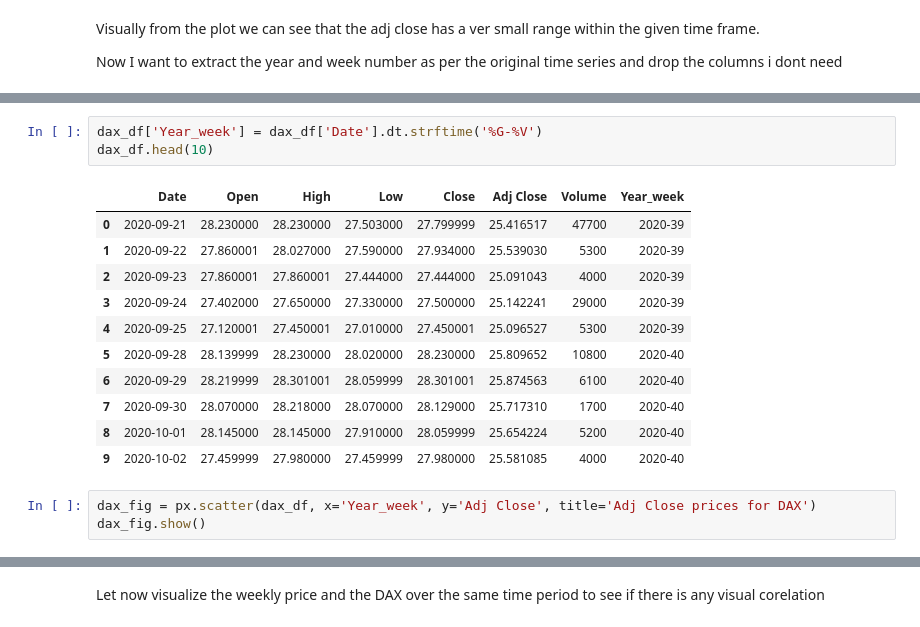
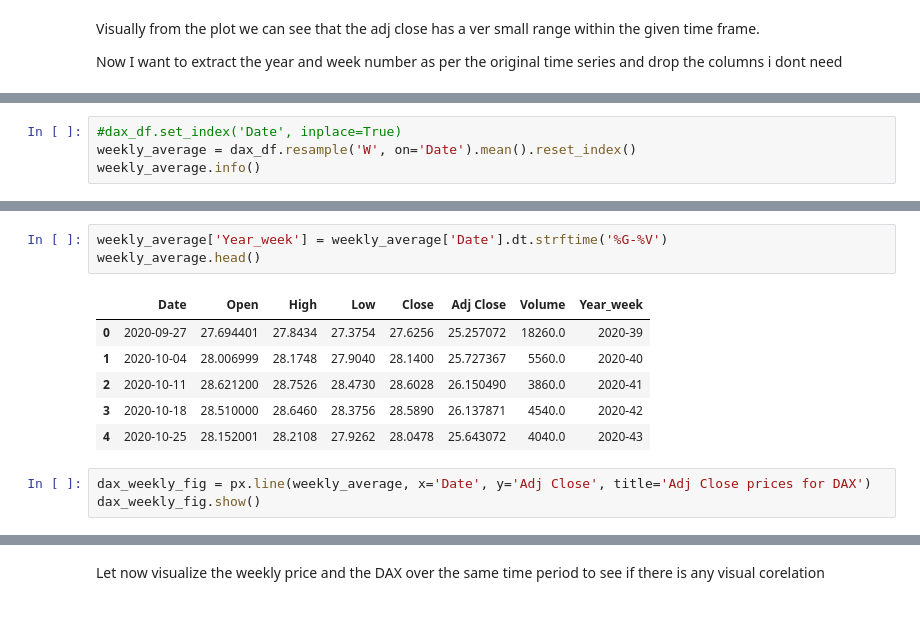
Before and after one commit to surajkarak/KIPA_DigiTrans, a Jupyter notebook: bns_cycle.ipynb, the cells around one changed output, grey strips where cells are left out. Cells and saved outputs as stored; diff of their text form.

```diff
--- a/bns_cycle.ipynb
+++ b/bns_cycle.ipynb
@@ -117,0 +166,4 @@ Now I want to extract the year and week number as per the original time series a
+# %%
+#dax_df.set_index('Date', inplace=True)
+weekly_average = dax_df.resample('W', on='Date').mean().reset_index()
+weekly_average.info()
@@ -118,18 +185,13 @@ Now I want to extract the year and week number as per the original time series a
 # %%
-dax_df['Year_week'] = dax_df['Date'].dt.strftime('%G-%V')
-dax_df.head(10)
+weekly_average['Year_week'] = weekly_average['Date'].dt.strftime('%G-%V')
+weekly_average.head()
 # %% [output]
 |  | Date | Open | High | Low | Close | Adj Close | Volume | Year_week |
-| 0 | 2020-09-21 | 28.230000 | 28.230000 | 27.503000 | 27.799999 | 25.416517 | 47700 | 2020-39 |
-| 1 | 2020-09-22 | 27.860001 | 28.027000 | 27.590000 | 27.934000 | 25.539030 | 5300 | 2020-39 |
-| 2 | 2020-09-23 | 27.860001 | 27.860001 | 27.444000 | 27.444000 | 25.091043 | 4000 | 2020-39 |
-| 3 | 2020-09-24 | 27.402000 | 27.650000 | 27.330000 | 27.500000 | 25.142241 | 29000 | 2020-39 |
-| 4 | 2020-09-25 | 27.120001 | 27.450001 | 27.010000 | 27.450001 | 25.096527 | 5300 | 2020-39 |
-| 5 | 2020-09-28 | 28.139999 | 28.230000 | 28.020000 | 28.230000 | 25.809652 | 10800 | 2020-40 |
-| 6 | 2020-09-29 | 28.219999 | 28.301001 | 28.059999 | 28.301001 | 25.874563 | 6100 | 2020-40 |
-| 7 | 2020-09-30 | 28.070000 | 28.218000 | 28.070000 | 28.129000 | 25.717310 | 1700 | 2020-40 |
-| 8 | 2020-10-01 | 28.145000 | 28.145000 | 27.910000 | 28.059999 | 25.654224 | 5200 | 2020-40 |
-| 9 | 2020-10-02 | 27.459999 | 27.980000 | 27.459999 | 27.980000 | 25.581085 | 4000 | 2020-40 |
+| 0 | 2020-09-27 | 27.694401 | 27.8434 | 27.3754 | 27.6256 | 25.257072 | 18260.0 | 2020-39 |
+| 1 | 2020-10-04 | 28.006999 | 28.1748 | 27.9040 | 28.1400 | 25.727367 | 5560.0 | 2020-40 |
+| 2 | 2020-10-11 | 28.621200 | 28.7526 | 28.4730 | 28.6028 | 26.150490 | 3860.0 | 2020-41 |
+| 3 | 2020-10-18 | 28.510000 | 28.6460 | 28.3756 | 28.5890 | 26.137871 | 4540.0 | 2020-42 |
+| 4 | 2020-10-25 | 28.152001 | 28.2108 | 27.9262 | 28.0478 | 25.643072 | 4040.0 | 2020-43 |
 # %%
-dax_fig = px.scatter(dax_df, x='Year_week', y='Adj Close', title='Adj Close prices for DAX')
-dax_fig.show()
+dax_weekly_fig = px.line(weekly_average, x='Date', y='Adj Close', title='Adj Close prices for DAX')
+dax_weekly_fig.show()
```
Also changed, not shown: parts of 32 cells of this notebook.
